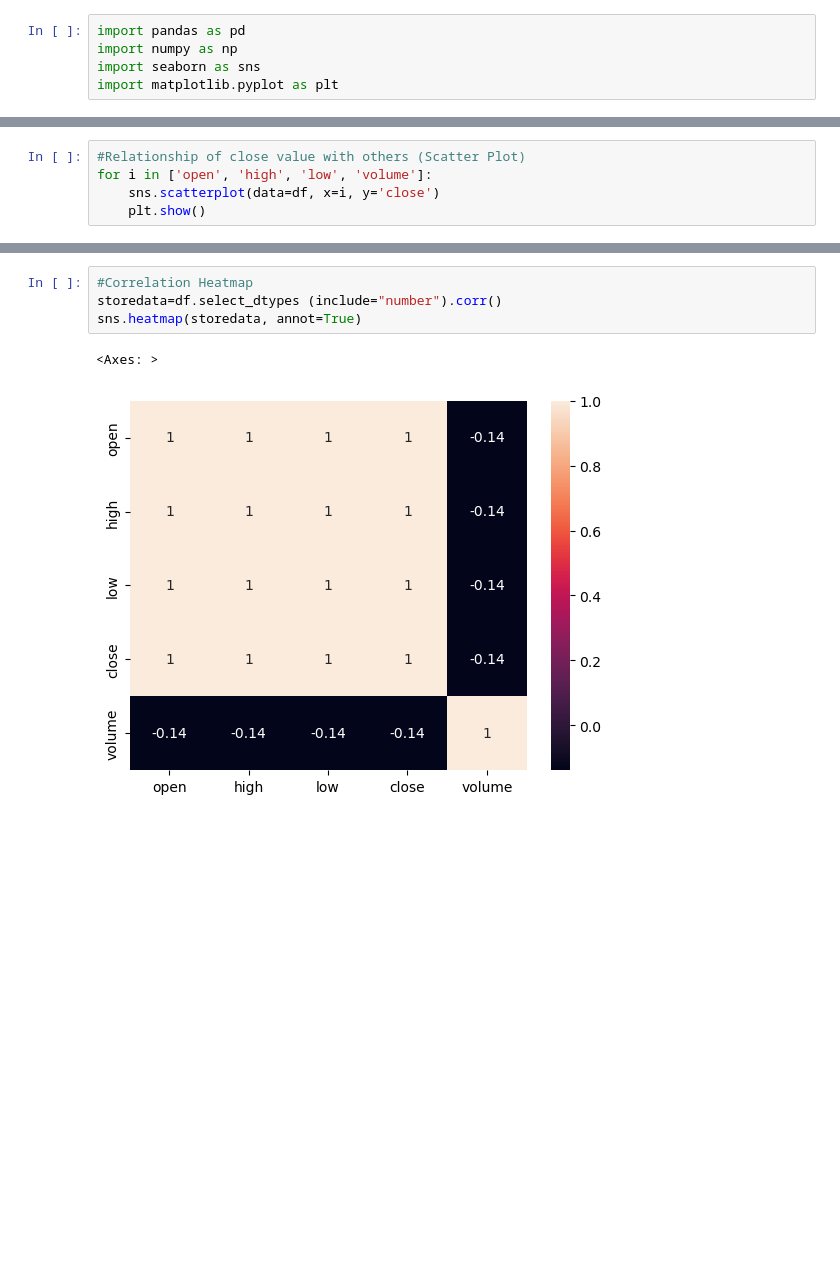
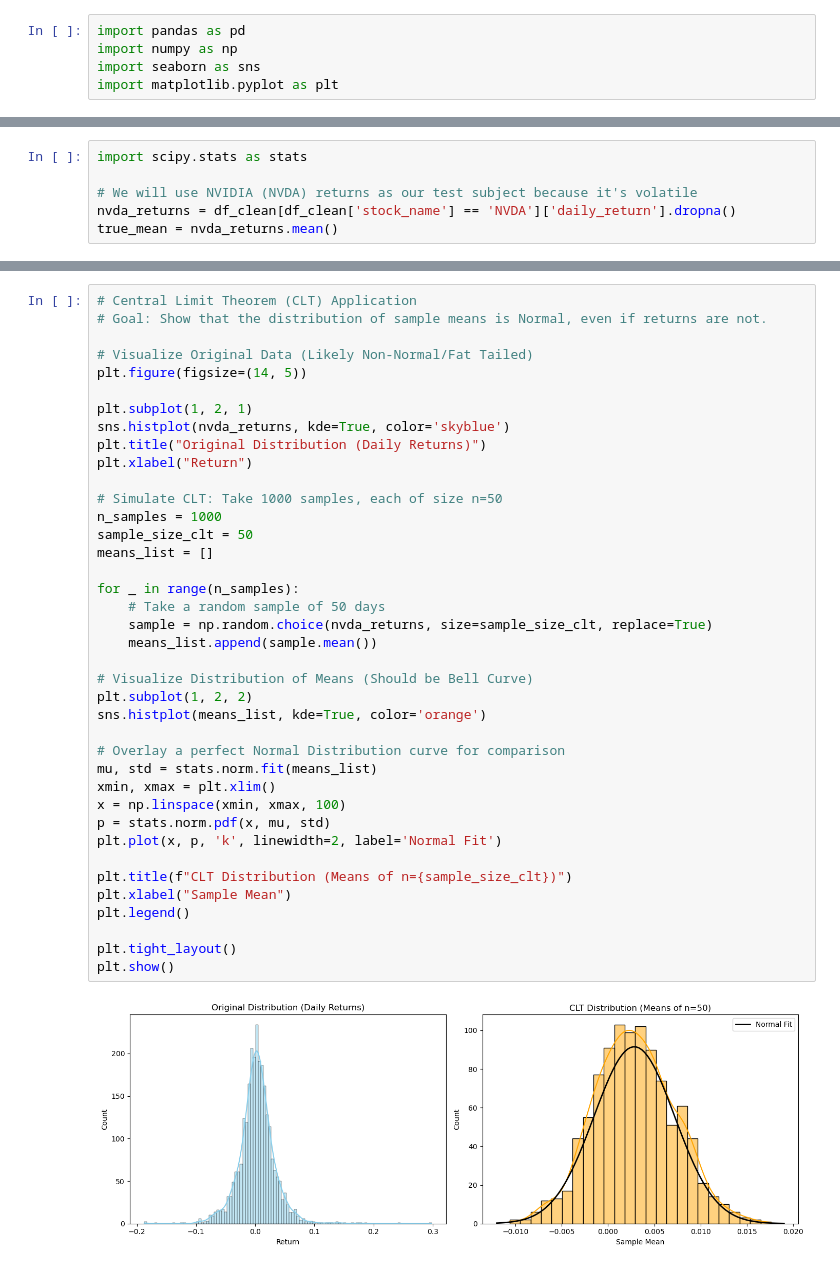
Before and after one commit to ADARSH1496/semiconductor-sector-data-analysis, a Jupyter notebook: notebooks/semiconductor_sector_data_analysis.ipynb, the cells around one changed output, grey strips where cells are left out. Cells and saved outputs as stored; diff of their text form; blank space fills up the shorter version.

```diff
--- a/notebooks/semiconductor_sector_data_analysis.ipynb
+++ b/notebooks/semiconductor_sector_data_analysis.ipynb
@@ -211,5 +400,6 @@ for i in df.select_dtypes (include="number").columns:
 # %%
-#Relationship of close value with others (Scatter Plot)
-for i in ['open', 'high', 'low', 'volume']:
-    sns.scatterplot(data=df, x=i, y='close')
-    plt.show()
+import scipy.stats as stats
+
+# We will use NVIDIA (NVDA) returns as our test subject because it's volatile
+nvda_returns = df_clean[df_clean['stock_name'] == 'NVDA']['daily_return'].dropna()
+true_mean = nvda_returns.mean()
@@ -231,8 +439,42 @@ df.select_dtypes(include="number").corr()
 # %%
-#Correlation Heatmap
-storedata=df.select_dtypes (include="number").corr()
-sns.heatmap(storedata, annot=True)
+# Central Limit Theorem (CLT) Application
+# Goal: Show that the distribution of sample means is Normal, even if returns are not.
+
+# Visualize Original Data (Likely Non-Normal/Fat Tailed)
+plt.figure(figsize=(14, 5))
+
+plt.subplot(1, 2, 1)
+sns.histplot(nvda_returns, kde=True, color='skyblue')
+plt.title("Original Distribution (Daily Returns)")
+plt.xlabel("Return")
+
+# Simulate CLT: Take 1000 samples, each of size n=50
+n_samples = 1000
+sample_size_clt = 50
+means_list = []
+
+for _ in range(n_samples):
+    # Take a random sample of 50 days
+    sample = np.random.choice(nvda_returns, size=sample_size_clt, replace=True)
+    means_list.append(sample.mean())
+
+# Visualize Distribution of Means (Should be Bell Curve)
+plt.subplot(1, 2, 2)
+sns.histplot(means_list, kde=True, color='orange')
+
+# Overlay a perfect Normal Distribution curve for comparison
+mu, std = stats.norm.fit(means_list)
+xmin, xmax = plt.xlim()
+x = np.linspace(xmin, xmax, 100)
+p = stats.norm.pdf(x, mu, std)
+plt.plot(x, p, 'k', linewidth=2, label='Normal Fit')
+
+plt.title(f"CLT Distribution (Means of n={sample_size_clt})")
+plt.xlabel("Sample Mean")
+plt.legend()
+
+plt.tight_layout()
+plt.show()
 # %% [output]
-<Axes: >
-[figure, old version]
+[figure, new version]
 # %%
```
Also changed, not shown: parts of 44 cells of this notebook, 1 other file.
